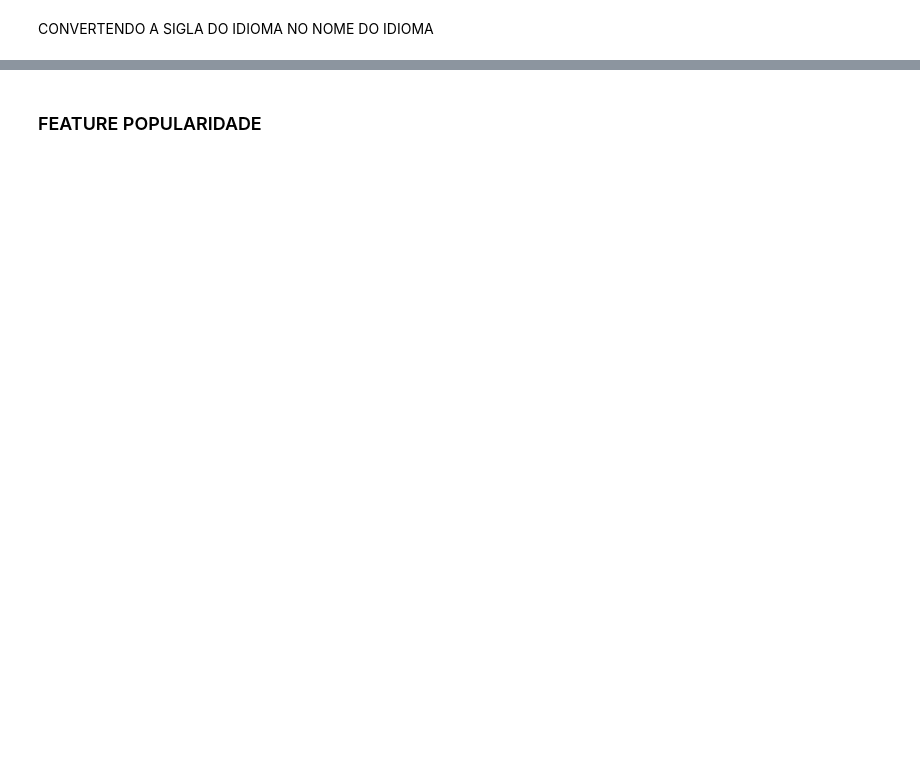
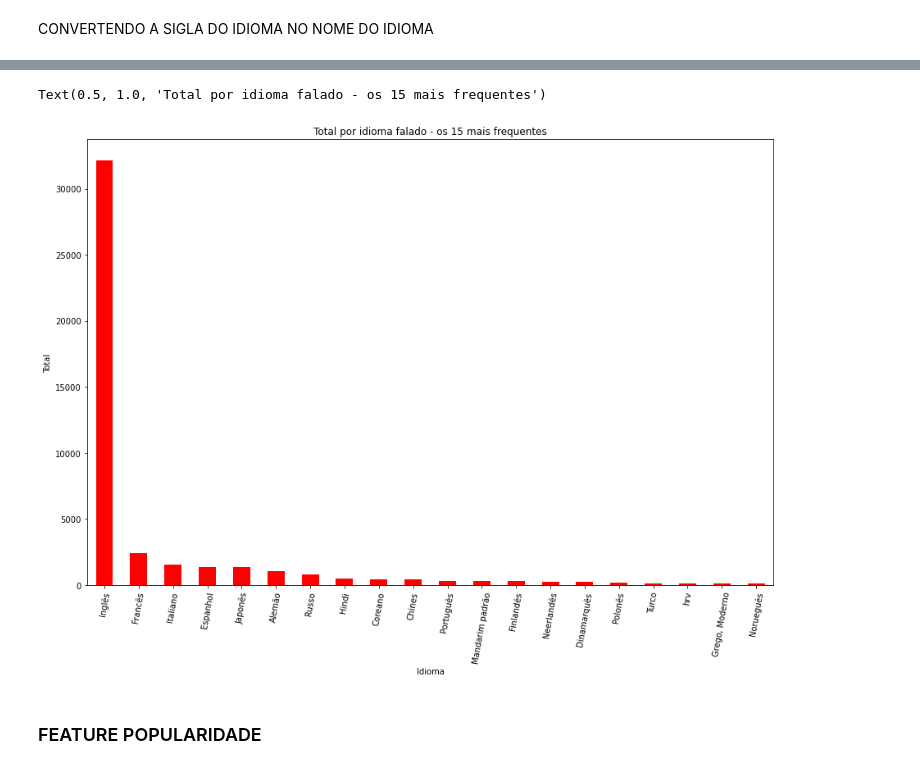
Before and after one commit to hericax/Pos, a Jupyter notebook: projeto_3/aed_projeto_3.ipynb, the cells around one changed output, grey strips where cells are left out. Cells and saved outputs as stored; diff of their text form; code cells hidden in the pictures; blank space fills up the shorter version.

```diff
--- a/projeto_3/aed_projeto_3.ipynb
+++ b/projeto_3/aed_projeto_3.ipynb
@@ -546,10 +625,12 @@ df.generos_ordenados.mode()[0]
 # substituindo o registros zerado
 i = 0
 id_zerados = []
-novo_genero = df.generos_ordenados.mode()[0]
-for index, row in df.iterrows():
+novo_genero = teste.generos_ordenados.mode()[0]
+for index, row in teste.iterrows():
     if len(row['generos_ordenados']) == 0:
-        id_zerados.append(row['id'])
-        df.ix[df.id==row['id'], ['generos_ordenados']] = [novo_genero]
+        id_zerados.append(row['id_filme'])
+        #teste.ix[teste.id_filme==row['id_filme'], ['generos_ordenados']] = [[novo_genero]]
+        teste.ix[teste.id_filme==row['id_filme'], ['generos_ordenados']].append(novo_genero)
         i = i + 1
 print ("total = ", i)
+#print (id_zerados)
@@ -698,3 +889,0 @@ df.lingua_original.mode()[0]
-# %%
-# atualizando pela moda
-df.lingua_original = df.lingua_original.fillna('en')
@@ -713,8 +909,8 @@ sigla_lingua
 
 df['lingua'] = df['lingua_original'].map({
     '': 'No Language', ' ': 'No Language',
-    'cze': 'Tcheco',
-    'xx':'No Language',    'en': 'Inglês',     'fr': 'Francês',
+    'CZ': 'Tcheco',
+    'xx': 'No Language',    'en': 'Inglês',     'fr': 'Francês',
     'zh': 'Chines',    'it': 'Italiano' ,     'fa': 'Persa',
     'nl': 'Neerlandês',     'de': 'Alemão',     'cn': 'Mandarim padrão',
     'ar': 'Argentino',     'es' : 'Espanhol',     'ru': 'Russo',
@@ -757,2 +1011,4 @@ print ('Qtde de registros:', len(df.lingua.unique()))
 # %%
-df.lingua.value_counts().sort_values(ascending = False).head(10)
+#df.lingua.value_counts().sort_values(ascending = False).head(10)
+linguas = df.groupby(by='lingua').size().sort_values(ascending = False)
+linguas
@@ -759,13 +1029,18 @@ df.lingua.value_counts().sort_values(ascending = False).head(10)
 # %%
-df.lingua.value_counts().sort_values(ascending = False).head(10).plot(color = "red")
+#df.lingua.value_counts().sort_values(ascending = False).plot(color = "red")
+linguas.head(20).plot(kind='bar', color = "red")
+
 
 plt.rcParams['figure.figsize'] = [15, 10]
 
-plt.xticks(rotation=0)
+plt.xticks(rotation=80)
 
 plt.xlabel("Idioma")
 plt.ylabel("Total")
-plt.title("Total por idioma falado - os 10 mais frequentes")
+plt.title("Total por idioma falado - os 15 mais frequentes")
+# %% [output]
+Text(0.5, 1.0, 'Total por idioma falado - os 15 mais frequentes')
+[figure, added]
 # %% [markdown]
 ### FEATURE POPULARIDADE
 # %%
```
Also changed, not shown: parts of 143 cells of this notebook.
